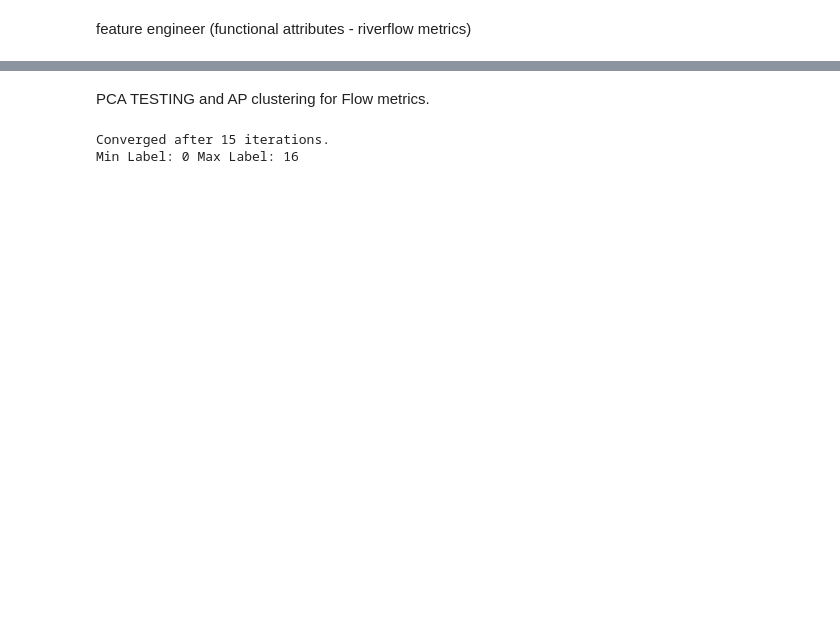
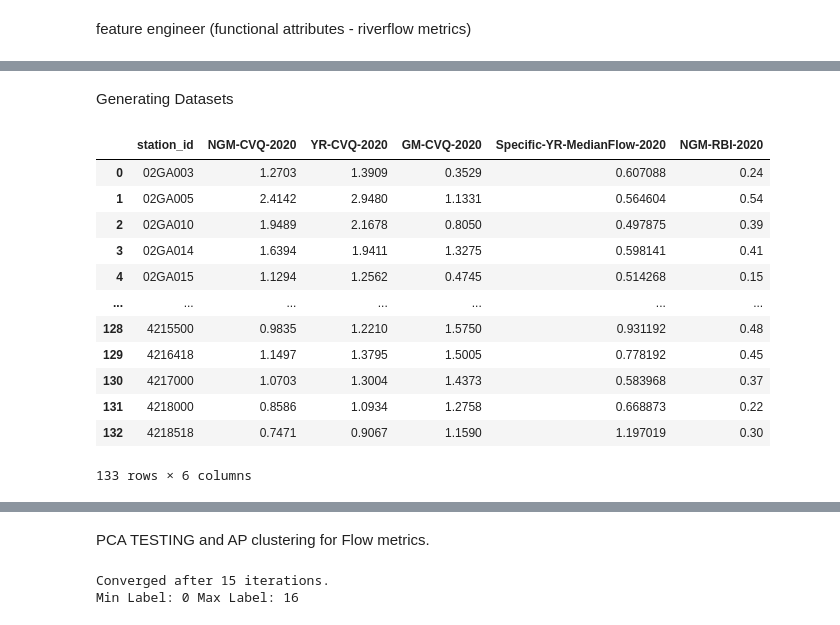
Before and after one commit to Steven-Mugisha/watershed_classification, a Jupyter notebook: code/pca_analysis.ipynb, the cells around one changed output, grey strips where cells are left out. Saved outputs shown, nothing was run; the diff lists cells and outputs as text; code cells hidden in the pictures; blank space fills up the shorter version.

```diff
--- a/code/pca_analysis.ipynb
+++ b/code/pca_analysis.ipynb
@@ -363,33 +358,44 @@ print(selectTopAtttributesForYear(climateAttributes))
+# %% [markdown]
+Generating Datasets
 # %%
 # generate new dataset for AP classification (riverflows metrics - year and seasonal).
 def selected_func_metrics() -> dict:
-    stations_list = pd.read_csv(
-        os.path.join(
-            directory, "data", "raw_datasets", "structural_attributes", "stations_list.csv"
-        )
-    ).stations.tolist()
+
+    stations_list = pd.read_csv(os.path.join(directory, "raw_data", "stations_list.csv")).stations.tolist()
 
     func_metrics = {}
 
     # riveflow metrics:
-    functionalAttributes =selectTopAtttributesForYear(functional_pca())
+    functionalAttributes = selectTopAtttributesForYear(functional_pca())
     for year in range(2011, 2021):
         functionalAttributesWithYear = [functionalAttributes[i] + str(year) for i in range(len(functionalAttributes))]
 
-        functional_path = os.path.join(
-            directory, "data", "raw_datasets", "functional_attributes", "133_riverflow", f'{year}.csv'
-        )
+        functional_path = os.path.join(directory, "computed_data", "flow_data", f'metrics{year}.csv')
         functional_df = pd.read_csv(functional_path)
         functional_df = functional_df[functionalAttributesWithYear]
         functional_df['station_id'] = stations_list
         functional_df = functional_df[["station_id"] + [col for col in functional_df.columns if col != "station_id"]]
         func_metrics[str(year)] = functional_df
-        dir = os.path.join(output_dir, "func")
-        functional_df.to_csv(dir +  f"/{year}_func_metrics.csv", index=False)
+        dir = os.path.join(output_dir, "pca_results","func")
+        # functional_df.to_csv(dir +  f"/{year}_func_metrics.csv", index=False)
 
     return functional_df
 
 selected_func_metrics()
+# %% [output]
+|  | station_id | NGM-CVQ-2020 | YR-CVQ-2020 | GM-CVQ-2020 | Specific-YR-MedianFlow-2020 | NGM-RBI-2020 |
+| 0 | 02GA003 | 1.2703 | 1.3909 | 0.3529 | 0.607088 | 0.24 |
+| 1 | 02GA005 | 2.4142 | 2.9480 | 1.1331 | 0.564604 | 0.54 |
+| 2 | 02GA010 | 1.9489 | 2.1678 | 0.8050 | 0.497875 | 0.39 |
+| 3 | 02GA014 | 1.6394 | 1.9411 | 1.3275 | 0.598141 | 0.41 |
+| 4 | 02GA015 | 1.1294 | 1.2562 | 0.4745 | 0.514268 | 0.15 |
+| ... | ... | ... | ... | ... | ... | ... |
+| 128 | 4215500 | 0.9835 | 1.2210 | 1.5750 | 0.931192 | 0.48 |
+| 129 | 4216418 | 1.1497 | 1.3795 | 1.5005 | 0.778192 | 0.45 |
+| 130 | 4217000 | 1.0703 | 1.3004 | 1.4373 | 0.583968 | 0.37 |
+| 131 | 4218000 | 0.8586 | 1.0934 | 1.2758 | 0.668873 | 0.22 |
+| 132 | 4218518 | 0.7471 | 0.9067 | 1.1590 | 1.197019 | 0.30 |
+133 rows × 6 columns
 # %%
 # generate new dataset for AP classification (riverflows metrics - climate indices).
 def selected_func_climate_attrs() -> pd.DataFrame:
```
Also changed, not shown: parts of 8 cells of this notebook, 2 other files.
